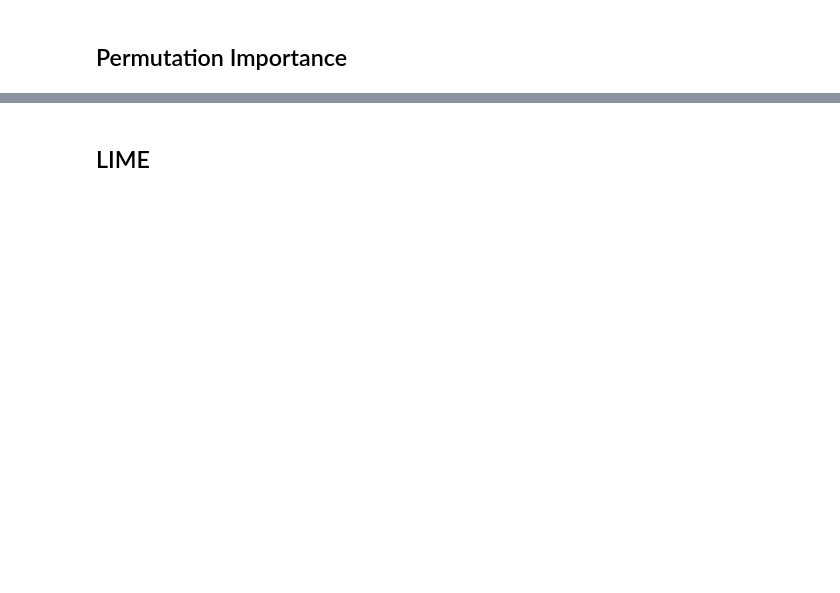
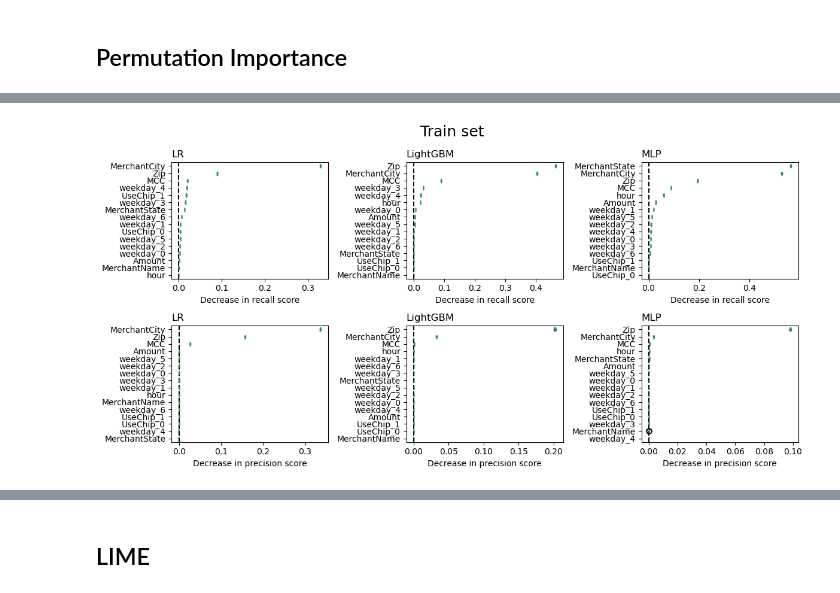
Before and after one commit to elohimfr/algo_assurance, a Jupyter notebook: MRM_fraud.ipynb, the cells around one changed output, grey strips where cells are left out. Drawn from its saved outputs; the diff is of its cells as text; code cells hidden in the pictures; blank space fills up the shorter version.

```diff
--- a/MRM_fraud.ipynb
+++ b/MRM_fraud.ipynb
@@ -678,0 +756,15 @@ plt.show()
+# %%
+fig, ax = plt.subplots(len(scoring), len(perm_imp_train.keys()), figsize=(12, 6))
+
+for j, m in enumerate(['lr', 'lgbm', 'mlp']):
+    for i, metric in enumerate(scoring):
+        plot_perm_imp(perm_imp_train[m][metric], model_name=model_name[m], ax=ax[i, j])
+        ax[i,j].set_title(model_name[m], loc='left')
+        ax[i,j].set_xlabel('Decrease in '+metric+' score')
+        # ax[i,j].figure.tight_layout()
+fig.suptitle('Train set', y=0.98, fontsize=18)
+plt.tight_layout()
+plt.savefig(fig_folder+'permutation_importance_train.png', dpi=300, bbox_inches='tight')
+plt.show()
+# %% [output]
+[figure, added]
```
Also changed, not shown: parts of 38 cells of this notebook.
